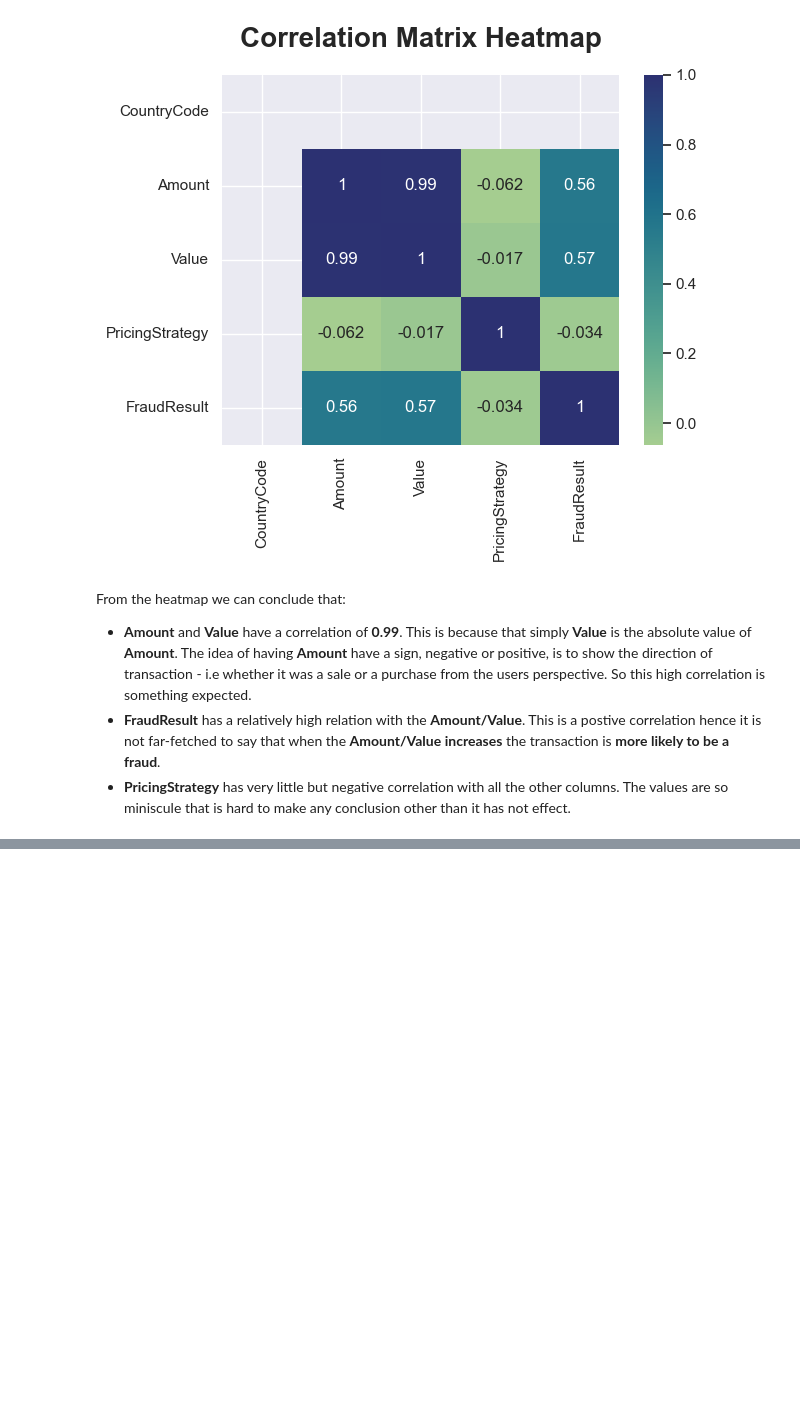
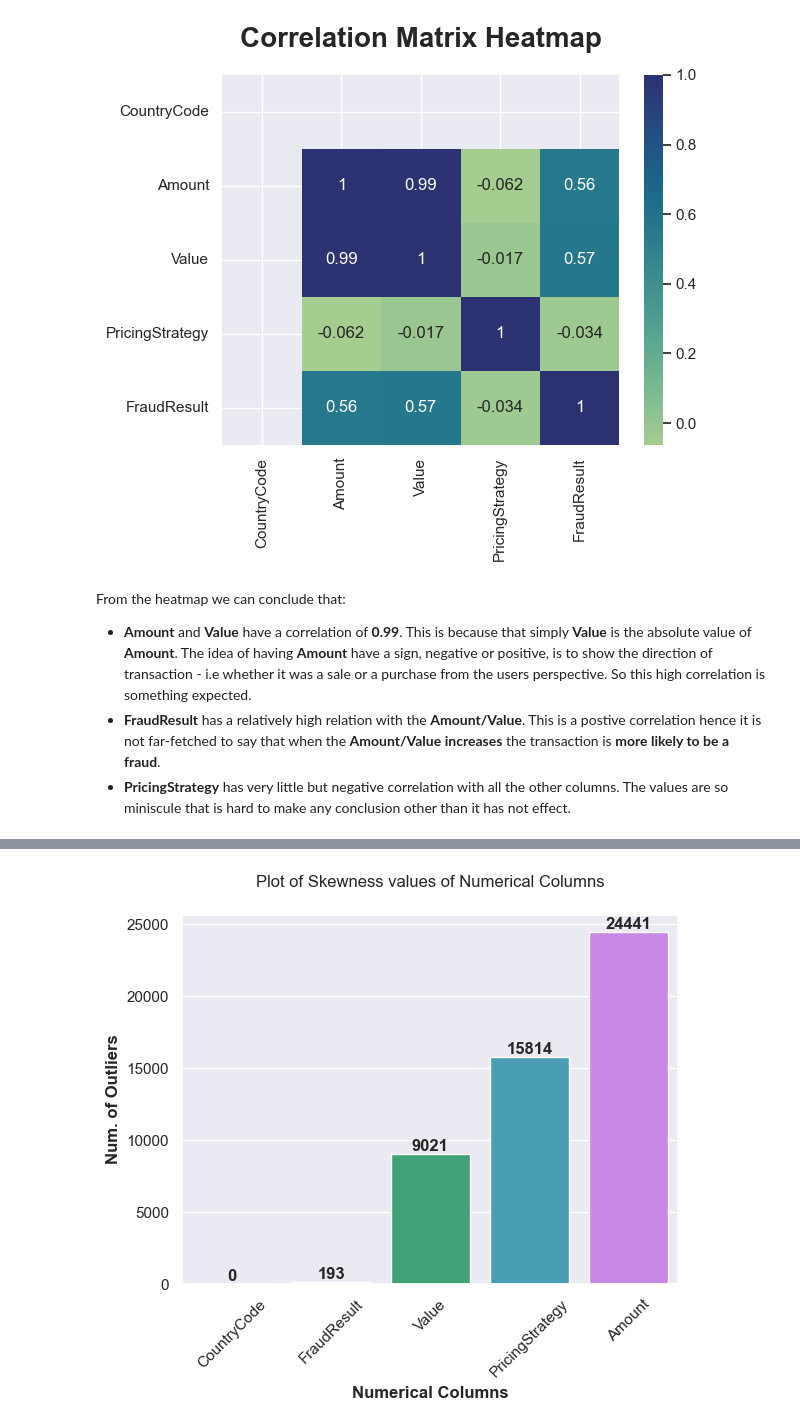
Before and after one commit to WildCayote/Bati-Bank-Credit-Scoring, a Jupyter notebook: notebooks/eda.ipynb, the cells around one changed output, grey strips where cells are left out. Cells and saved outputs as stored; diff of their text form; code cells hidden in the pictures; blank space fills up the shorter version.

```diff
--- a/notebooks/eda.ipynb
+++ b/notebooks/eda.ipynb
@@ -148,0 +155,4 @@ From the heatmap we can conclude that:
+# %%
+eda_analyzer.count_outliers()
+# %% [output]
+[figure, added]
```
Also changed, not shown: parts of 3 cells of this notebook.
